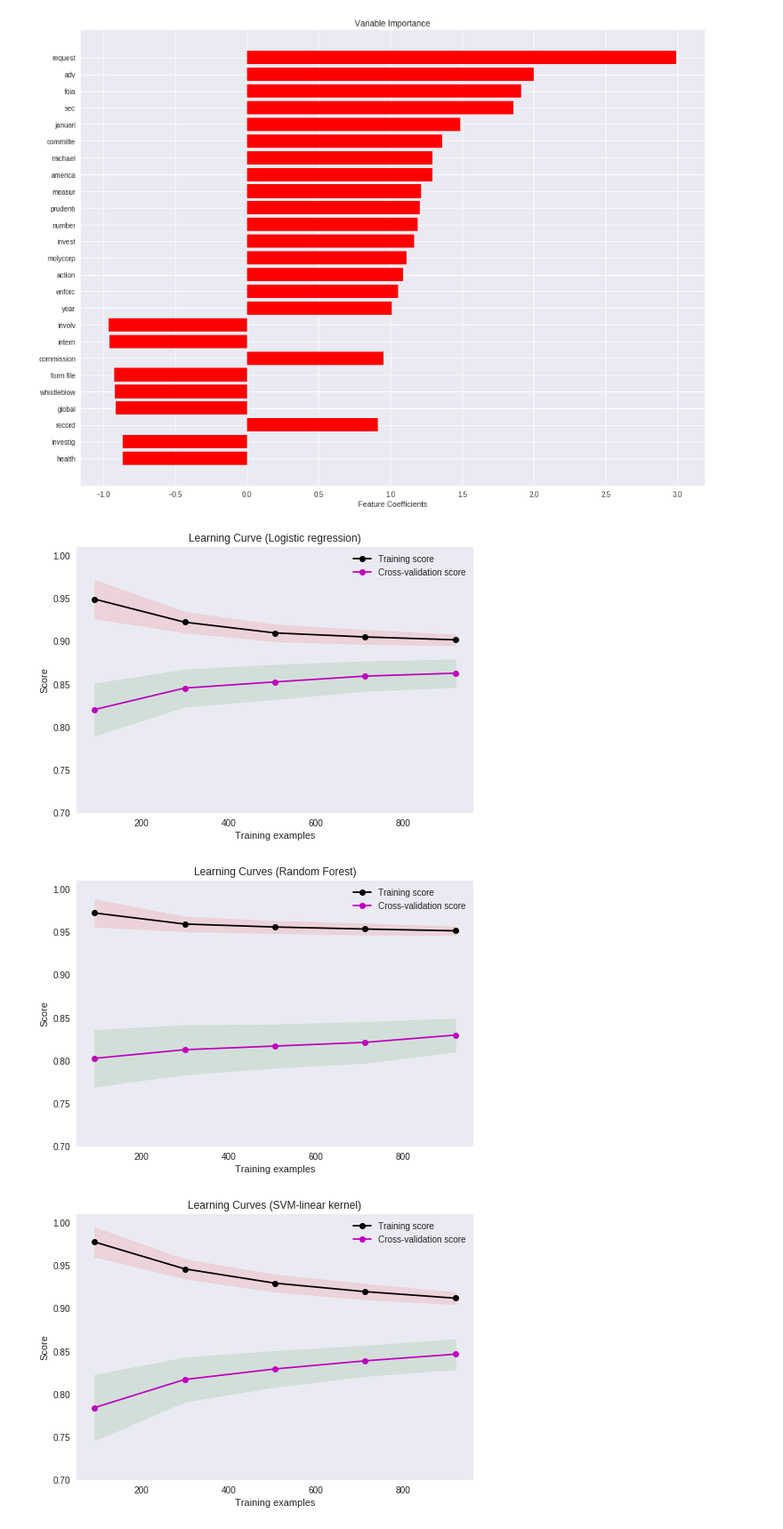
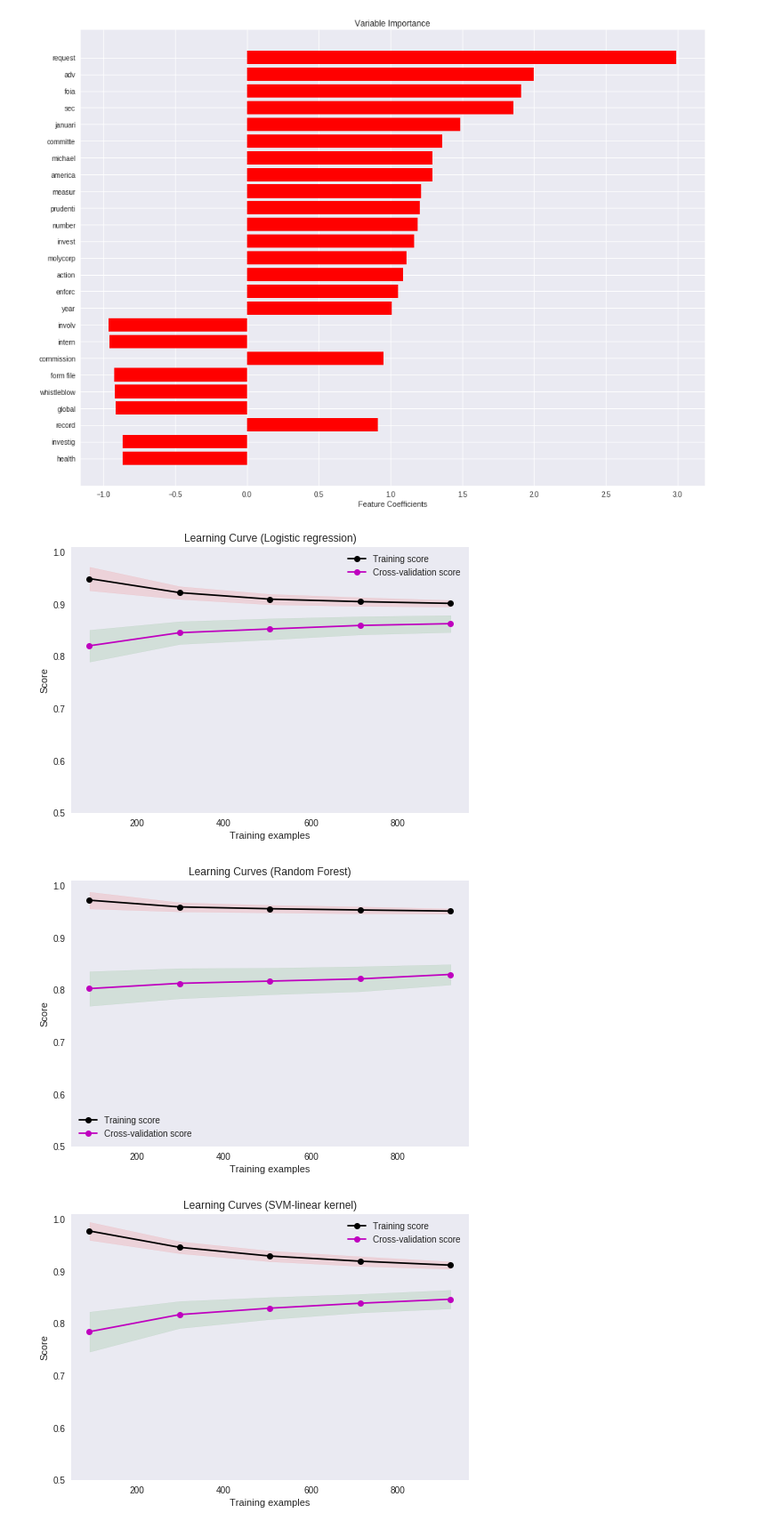
Before and after one commit to caglatasdemir/insight-project, a Jupyter notebook: foia_prediction.ipynb, the cells around one changed output. Shown at 89% size. Saved outputs shown, nothing was run; the diff lists cells and outputs as text; code cells hidden in the pictures.

```diff
--- a/foia_prediction.ipynb
+++ b/foia_prediction.ipynb
@@ -178,7 +180,7 @@ print(cross_val_score(rf, X_train_features.values, y_train.values))
 plot_confusion_matrix2(preds['actual'],preds['prediction'],labels=None)
 print(classification_report(preds['actual'],preds['prediction']))
 
-est=LinearSVC(class_weight='balanced')
+est=LinearSVC(C=1,penalty='l2',class_weight='balanced')
 est.fit(X_train_features.values, y_train.values)
 Zest = est.predict(X_test_features.values)
 preds['prediction']=Zest
@@ -372,39 +374,39 @@ def plot_learning_curve(estimator, title, X, y, ylim=None, cv=None,
     train_scores_std = np.std(train_scores, axis=1)
     test_scores_mean = np.mean(test_scores, axis=1)
     test_scores_std = np.std(test_scores, axis=1)
     plt.grid()
 
     plt.fill_between(train_sizes, train_scores_mean - train_scores_std,
                      train_scores_mean + train_scores_std, alpha=0.1,
                      color="r")
     plt.fill_between(train_sizes, test_scores_mean - test_scores_std,
                      test_scores_mean + test_scores_std, alpha=0.1, color="g")
     plt.plot(train_sizes, train_scores_mean, 'o-', color="k",
              label="Training score")
     plt.plot(train_sizes, test_scores_mean, 'o-', color="m",
              label="Cross-validation score")
 
     plt.legend(loc="best")
     return plt
 
 
 X, y =X_train_features.values, y_train.values
 cv = ShuffleSplit(n_splits=100, test_size=0.25, random_state=0)
 
 title = "Learning Curve (Logistic regression)"
-plot_learning_curve(logreg, title, X, y, ylim=(0.7, 1.01), cv=cv,n_jobs=4)
+plot_learning_curve(logreg, title, X, y, ylim=(0.5, 1.01), cv=cv,n_jobs=4)
 
 title = "Learning Curves (Random Forest)"
-plot_learning_curve(rf, title, X, y, ylim=(0.7, 1.01),cv=cv, n_jobs=4)
+plot_learning_curve(rf, title, X, y, ylim=(0.5, 1.01),cv=cv, n_jobs=4)
 
 title = "Learning Curves (SVM-linear kernel)"
-plot_learning_curve(est, title, X, y, ylim=(0.7, 1.01),cv=cv, n_jobs=4)
+plot_learning_curve(est, title, X, y, ylim=(0.5, 1.01),cv=cv, n_jobs=4)
 
 plt.show()
 # %% [output]
-[figure, old version]
+[figure, new version]
-[figure, old version]
+[figure, new version]
-[figure, old version]
+[figure, new version]
 # %%
 import pickle
 pickle.dump(logreg,open("logregmodel.p","wb"))
```
Also changed, not shown: parts of 3 cells of this notebook.
